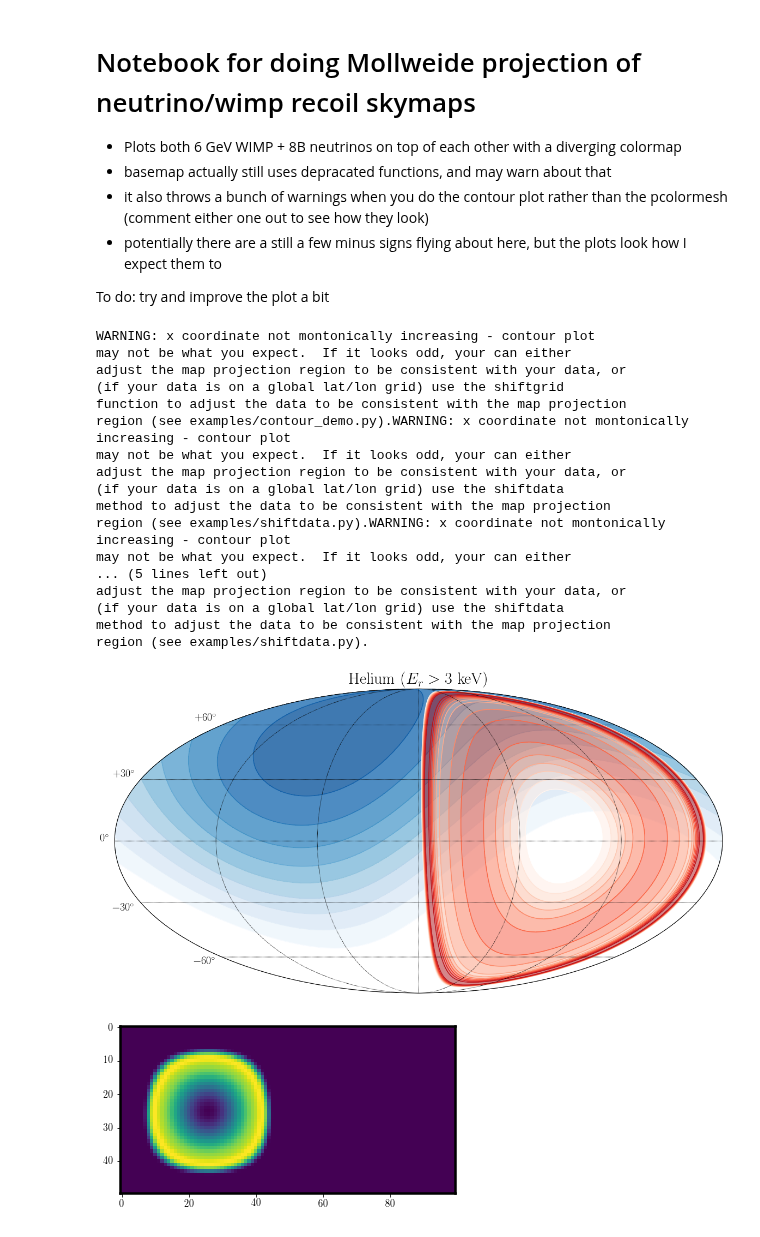
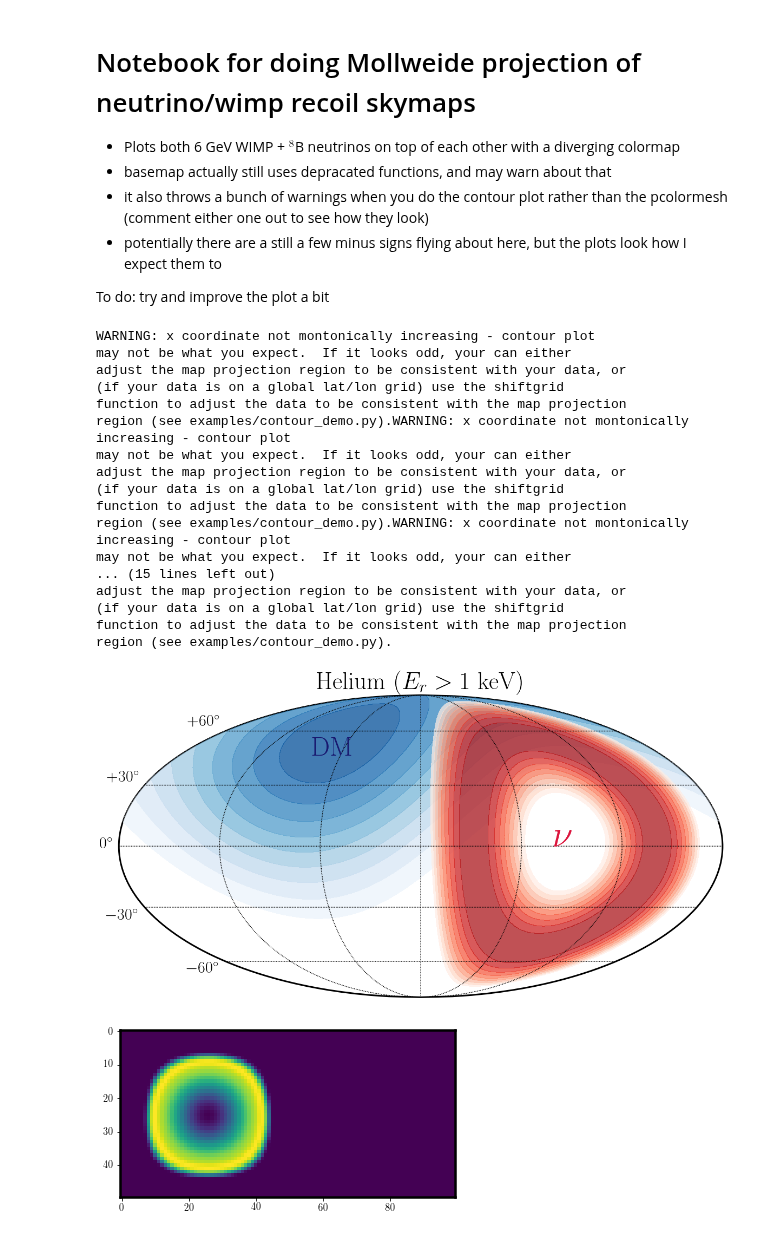
Before and after one commit to cajohare/CYGNUS, a Jupyter notebook: python/Plot_WIMPNeutrino_Skymaps.ipynb, the cells around one changed output. Saved outputs shown, nothing was run; the diff lists cells and outputs as text; code cells hidden in the pictures.

Commit message:
plot improvements

```diff
--- a/python/Plot_WIMPNeutrino_Skymaps.ipynb
+++ b/python/Plot_WIMPNeutrino_Skymaps.ipynb
@@ -1,6 +1,6 @@
 # %% [markdown]
 # Notebook for doing Mollweide projection of neutrino/wimp recoil skymaps
-* Plots both 6 GeV WIMP + 8B neutrinos on top of each other with a diverging colormap
+* Plots both 6 GeV WIMP + $^8$B neutrinos on top of each other with a diverging colormap
 * basemap actually still uses depracated functions, and may warn about that
 * it also throws a bunch of warnings when you do the contour plot rather than the pcolormesh (comment either one out to see how they look)
 * potentially there are a still a few minus signs flying about here, but the plots look how I expect them to
@@ -16,7 +17,8 @@ fname = "Mollweide-F.pdf"
 from Params import *
 Nuc = He4
 E_th = 1.0
-tit = r"Helium ($E_r>3$ keV)"
+E_max = 200.0
+tit = r"Helium ($E_r>1$ keV)"
 fname = "Mollweide-He.pdf"
 # %%
 from mpl_toolkits.basemap import Basemap
@@ -27,8 +29,8 @@ from LabFuncs import *
 from WIMPFuncs import *
 from NeutrinoFuncs import *
 
-n = 500
-ne = 10
+n = 200
+ne = 200
 ph = linspace(0, 2*pi, n)
 th = linspace(0,pi, n/2)
 PH,TH = meshgrid(ph,th)
@@ -53,7 +55,7 @@ n_nu = NuBG.NumberOfNeutrinos
 Errs = NuBG.Uncertainties
 
 
-E_r_vals = linspace(E_th,50.0,ne)
+E_r_vals = linspace(E_th,E_max,ne)
 dR_wimp = zeros(shape=(1,n*n/2))
 dR_nu = zeros(shape=(1,n*n/2))
 for i in range(0,ne):
@@ -77,7 +79,7 @@ for i in range(0,n/2):
 # %%
 import matplotlib.colors as colors
 
-plt.rcParams['axes.linewidth'] = 2.5
+plt.rcParams['axes.linewidth'] = 5
 plt.rc('text', usetex=True)
 plt.rc('font', family='serif')
 fig = plt.figure(figsize=(20,20))
@@ -93,48 +95,56 @@ new_reds.set_bad('white')
 cmap = plt.get_cmap('Blues')
 new_blues = colors.LinearSegmentedColormap.from_list(
         'trunc({n},{a:.2f},{b:.2f})'.format(n=cmap.name, a=0, b=0.9),
         cmap(linspace(0, 0.9, 10)))
 new_blues.set_bad('white')
 
 #dR_mapn[dR_mapn<0.01] = nan
 #dR_mapw[dR_mapw<0.01] = nan
 
 m = Basemap(projection='moll',lon_0=180.0,resolution='c',celestial=True)
 
-m.contourf(PH*180/pi, TH*180/pi-90.0, dR_mapw,levels=linspace(0.2,1,10), cmap=new_blues,latlon=True,alpha=0.8,zorder=0.1)
-m.contour(PH*180/pi, TH*180/pi-90.0, dR_mapw,levels=linspace(0.2,1,10), cmap=new_blues,latlon=True,linewidth=5,zorder=0.1)
+m.contourf(PH*180/pi, TH*180/pi-90.0, dR_mapw,levels=linspace(0.2,1,10),edgecolor="face",linestyle='none',cmap=new_blues,latlon=True,alpha=0.4)
+m.contourf(PH*180/pi, TH*180/pi-90.0, dR_mapw,levels=linspace(0.2,1,10),edgecolor="face",linestyle='none',cmap=new_blues,latlon=True,alpha=0.4)
+m.contourf(PH*180/pi, TH*180/pi-90.0, dR_mapw,levels=linspace(0.2,1,10),edgecolor="face",linestyle='none',cmap=new_blues,latlon=True,alpha=0.4)
+#m.contour(PH*180/pi, TH*180/pi-90.0, dR_mapw,levels=linspace(0.2,1,10), cmap=new_blues,latlon=True)
 
-m.contourf(PH*180/pi, TH*180/pi-90.0, dR_mapn,levels=linspace(0.2,1,10), cmap=new_reds,latlon=True,alpha=0.5,zorder=1)
-m.contour(PH*180/pi, TH*180/pi-90.0, dR_mapn,levels=linspace(0.2,1,10), cmap=new_reds,latlon=True,linewidth=3,zorder=1)
-m.drawparallels(arange(-90.,120.,30.),labels=[1,0,0,0],color='k',fontsize=20) # draw parallels
-m.drawmeridians(arange(0.,420.,60.),color='k',fontsize=20) # draw meridians
+m.contourf(PH*180/pi, TH*180/pi-90.0, dR_mapn,levels=linspace(0.4,1,10),edgecolor="face", cmap=new_reds,latlon=True,alpha=0.35)
+m.contourf(PH*180/pi, TH*180/pi-90.0, dR_mapn,levels=linspace(0.4,1,10),edgecolor="face", cmap=new_reds,latlon=True,alpha=0.35)
+m.contourf(PH*180/pi, TH*180/pi-90.0, dR_mapn,levels=linspace(0.4,1,10),edgecolor="face", cmap=new_reds,latlon=True,alpha=0.35)
+#m.contour(PH*180/pi, TH*180/pi-90.0, dR_mapn,levels=linspace(0.2,1,10), cmap=new_reds,latlon=True,linewidth=3)
+
+m.drawparallels(arange(-90.,120.,30.),labels=[1,0,0,0],color='k',fontsize=30,linewidth=1.5) # draw parallels
+m.drawmeridians([60.0,120.,180.0,240.0,300.0],color='k',fontsize=30,linewidth=1.5) # draw meridians
+m.drawmapboundary(linewidth=3)
+plt.annotate(r"DM", xy=(0.32, 0.8), xycoords='axes fraction',fontsize=50,color="midnightblue")
+plt.annotate(r"$\nu$", xy=(0.72, 0.5), xycoords='axes fraction',fontsize=70,color="crimson")
 
 #cbar = plt.colorbar(orientation='horizontal',pad=0.02,extend='both')
 #cbar.ax.set_xticklabels([r'$^{\bf 8}${\bf B neutrinos}',r'{\bf Dark matter}'])
 #cbar.ax.tick_params(labelsize=40,length=0,pad=20)
-plt.title(tit,fontsize=30)
+plt.title(tit,fontsize=45)
 plt.show()
 
 fig.savefig('../plots/'+fname,bbox_inches='tight')
 # %% [output]
 WARNING: x coordinate not montonically increasing - contour plot
 may not be what you expect.  If it looks odd, your can either
 adjust the map projection region to be consistent with your data, or
 (if your data is on a global lat/lon grid) use the shiftgrid
 function to adjust the data to be consistent with the map projection
 region (see examples/contour_demo.py).WARNING: x coordinate not montonically increasing - contour plot
 may not be what you expect.  If it looks odd, your can either
 adjust the map projection region to be consistent with your data, or
-(if your data is on a global lat/lon grid) use the shiftdata
-method to adjust the data to be consistent with the map projection
-region (see examples/shiftdata.py).WARNING: x coordinate not montonically increasing - contour plot
+(if your data is on a global lat/lon grid) use the shiftgrid
+function to adjust the data to be consistent with the map projection
+region (see examples/contour_demo.py).WARNING: x coordinate not montonically increasing - contour plot
 may not be what you expect.  If it looks odd, your can either
-... (5 lines left out)
+... (15 lines left out)
 adjust the map projection region to be consistent with your data, or
-(if your data is on a global lat/lon grid) use the shiftdata
-method to adjust the data to be consistent with the map projection
-region (see examples/shiftdata.py).
+(if your data is on a global lat/lon grid) use the shiftgrid
+function to adjust the data to be consistent with the map projection
+region (see examples/contour_demo.py).
-[figure, old version]
+[figure, new version]
 # %%
 origin = 'lower'
 
```
Also changed, not shown: parts of 1 cell of this notebook, 12 other files.
